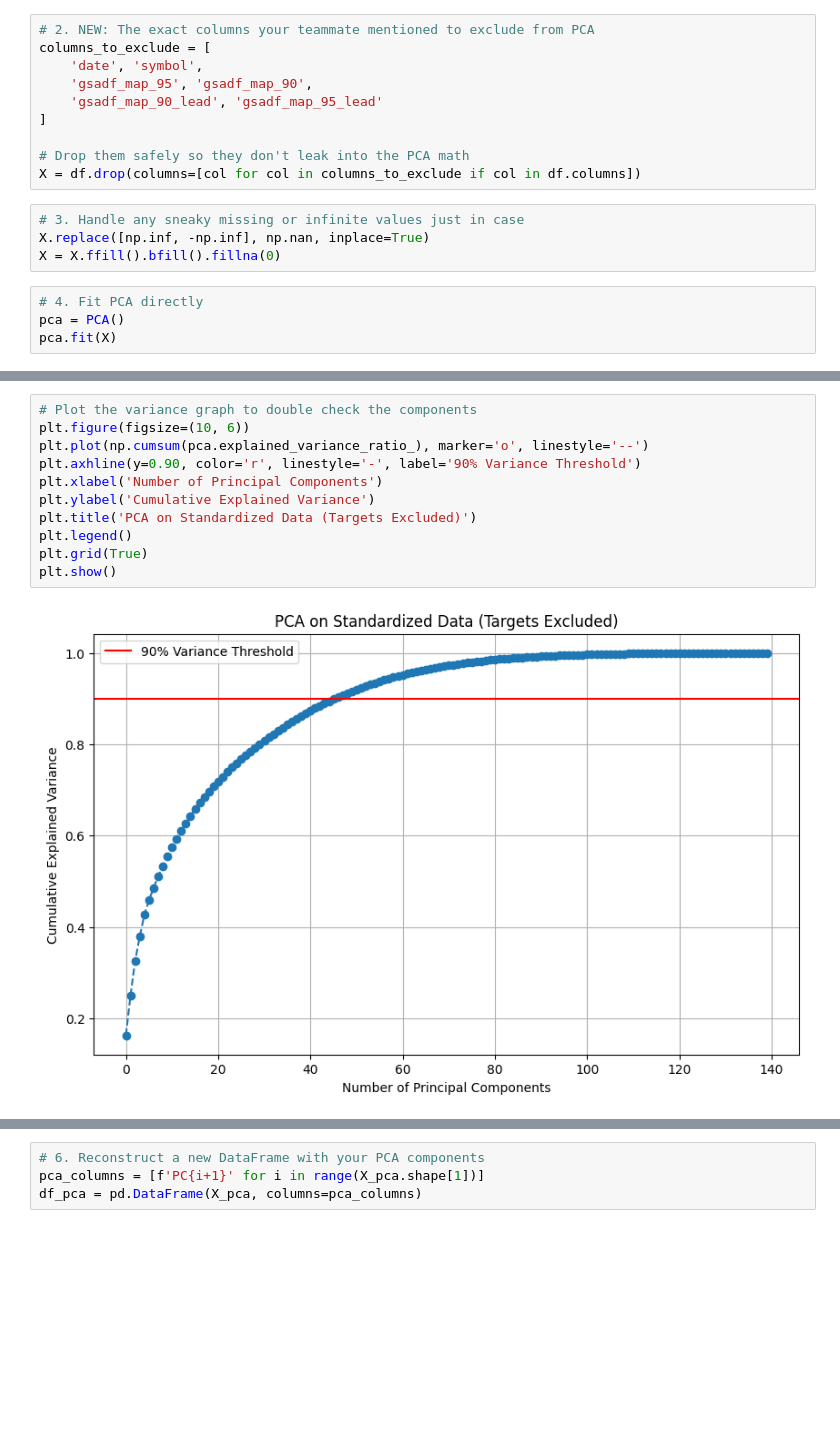
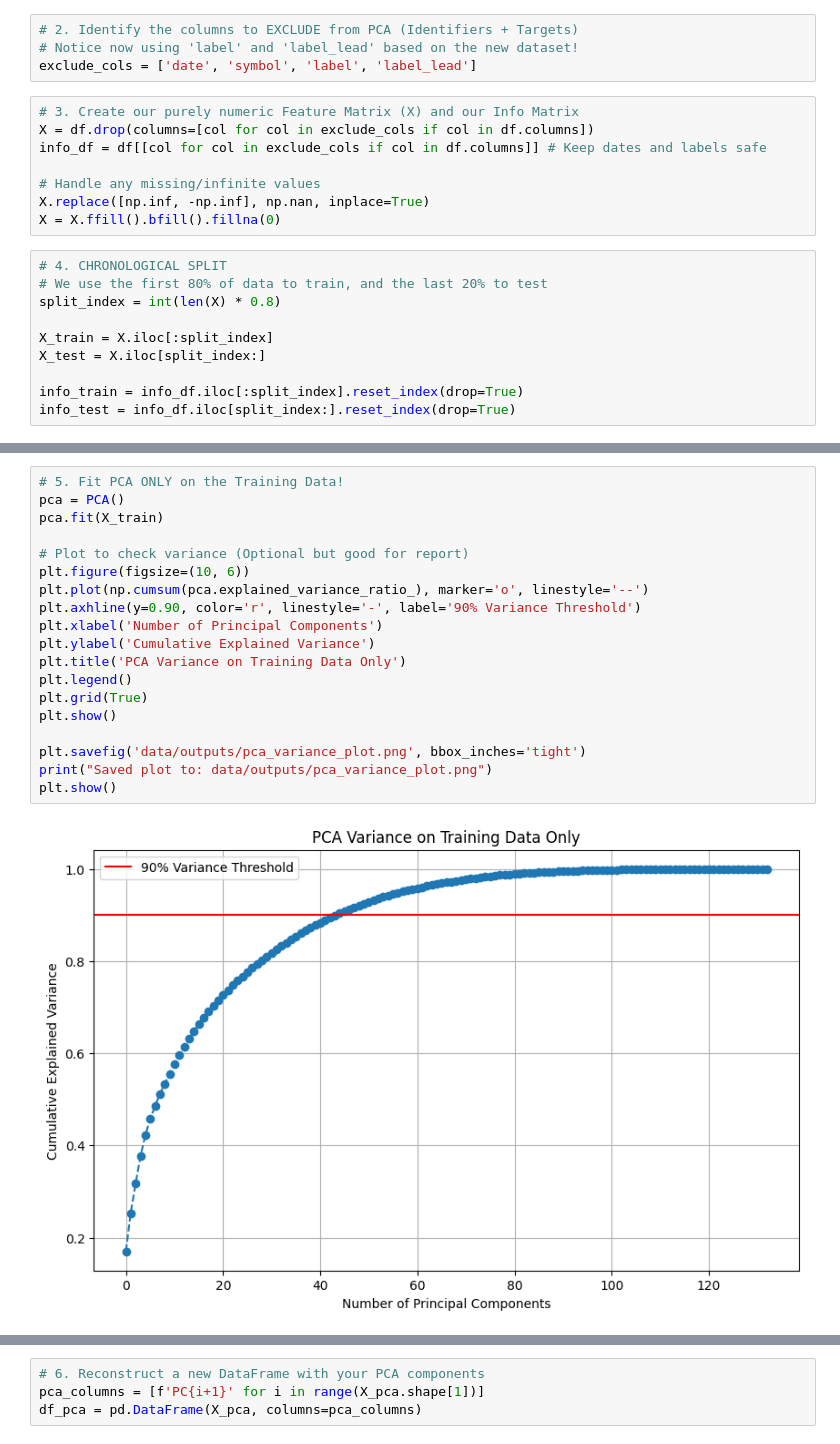
Before and after one commit to MuLancer/DSE4211-Group-18-Cryptocurrency-Market-Bubble-Prediction, a Jupyter notebook: pca_dimensionality_reduction.ipynb, the cells around one changed output, grey strips where cells are left out. Cells and saved outputs as stored; diff of their text form; blank space fills up the shorter version.

```diff
--- a/pca_dimensionality_reduction.ipynb
+++ b/pca_dimensionality_reduction.ipynb
@@ -10,18 +13,22 @@ df = pd.read_csv('data/df_features_with_label_standardised.csv')
 # %%
-# 2. NEW: The exact columns your teammate mentioned to exclude from PCA
-columns_to_exclude = [
-    'date', 'symbol',
-    'gsadf_map_95', 'gsadf_map_90',
-    'gsadf_map_90_lead', 'gsadf_map_95_lead'
-]
-
-# Drop them safely so they don't leak into the PCA math
-X = df.drop(columns=[col for col in columns_to_exclude if col in df.columns])
+# 2. Identify the columns to EXCLUDE from PCA (Identifiers + Targets)
+# Notice now using 'label' and 'label_lead' based on the new dataset!
+exclude_cols = ['date', 'symbol', 'label', 'label_lead']
 # %%
-# 3. Handle any sneaky missing or infinite values just in case
+# 3. Create our purely numeric Feature Matrix (X) and our Info Matrix
+X = df.drop(columns=[col for col in exclude_cols if col in df.columns])
+info_df = df[[col for col in exclude_cols if col in df.columns]] # Keep dates and labels safe
+
+# Handle any missing/infinite values
 X.replace([np.inf, -np.inf], np.nan, inplace=True)
 X = X.ffill().bfill().fillna(0)
 # %%
-# 4. Fit PCA directly
-pca = PCA()
-pca.fit(X)
+# 4. CHRONOLOGICAL SPLIT
+# We use the first 80% of data to train, and the last 20% to test
+split_index = int(len(X) * 0.8)
+
+X_train = X.iloc[:split_index]
+X_test = X.iloc[split_index:]
+
+info_train = info_df.iloc[:split_index].reset_index(drop=True)
+info_test = info_df.iloc[split_index:].reset_index(drop=True)
@@ -30,13 +35,21 @@ PCA()
 # %%
-# Plot the variance graph to double check the components
+# 5. Fit PCA ONLY on the Training Data!
+pca = PCA()
+pca.fit(X_train)
+
+# Plot to check variance (Optional but good for report)
 plt.figure(figsize=(10, 6))
 plt.plot(np.cumsum(pca.explained_variance_ratio_), marker='o', linestyle='--')
 plt.axhline(y=0.90, color='r', linestyle='-', label='90% Variance Threshold')
 plt.xlabel('Number of Principal Components')
 plt.ylabel('Cumulative Explained Variance')
-plt.title('PCA on Standardized Data (Targets Excluded)')
+plt.title('PCA Variance on Training Data Only')
 plt.legend()
 plt.grid(True)
 plt.show()
+
+plt.savefig('data/outputs/pca_variance_plot.png', bbox_inches='tight')
+print("Saved plot to: data/outputs/pca_variance_plot.png")
+plt.show()
 # %% [output]
-[figure, old version]
+[figure, new version]
```
Also changed, not shown: parts of 6 cells of this notebook, 4 other files.
